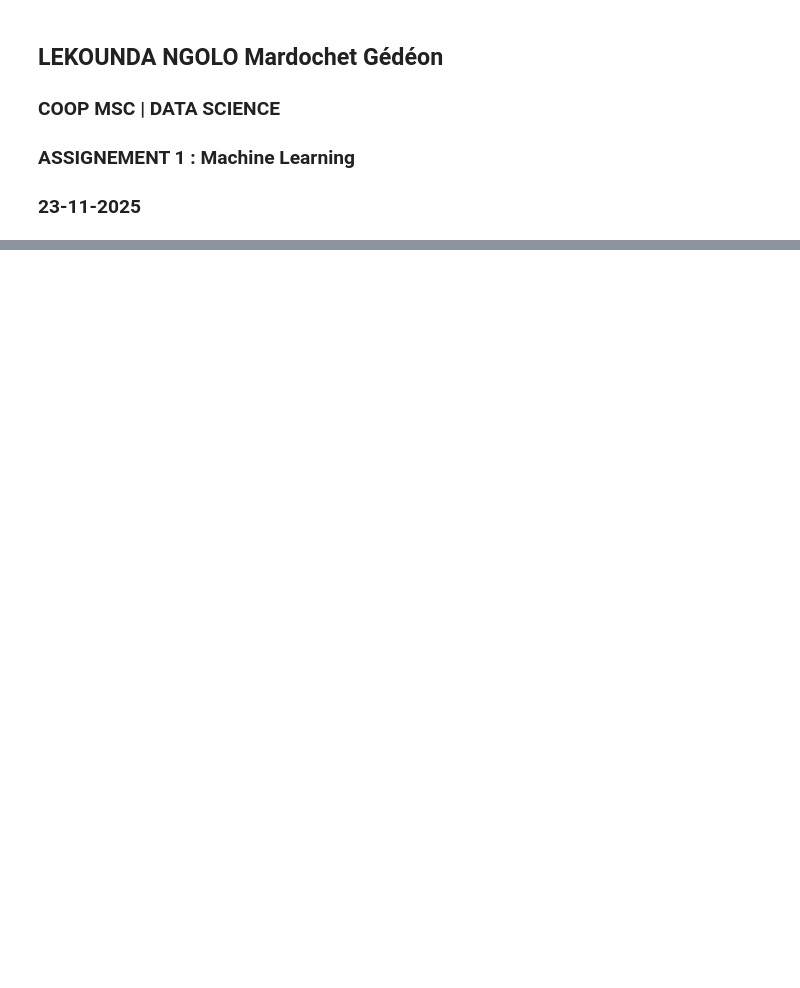
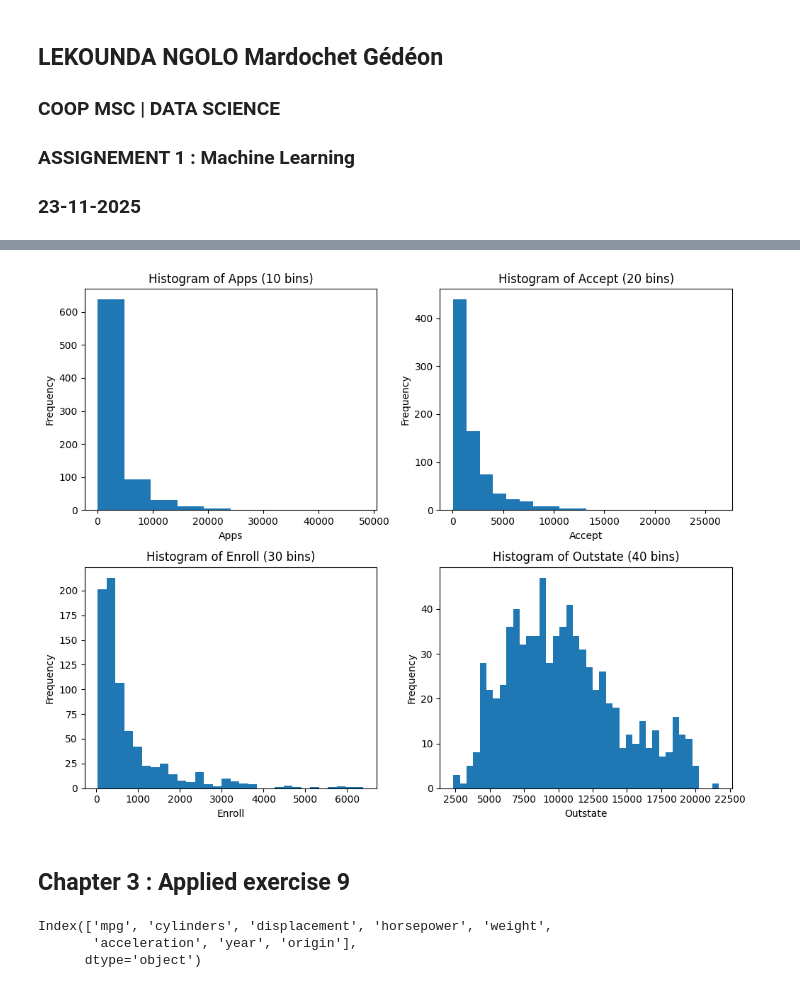
Before and after one commit to lekoundanmgedeon/machinelearning-islp, a Jupyter notebook: assignements/A1_ML/A1_ml.ipynb, the cells around one changed output, grey strips where cells are left out. Cells and saved outputs as stored; diff of their text form; code cells hidden in the pictures; blank space fills up the shorter version.

```diff
--- a/assignements/A1_ML/A1_ml.ipynb
+++ b/assignements/A1_ML/A1_ml.ipynb
@@ -35,0 +120,19 @@ college['Elite'] = pd.cut(college['Top10perc'],[0,0.5,1], labels=['No', 'Yes'])
+# %%
+import matplotlib.pyplot as plt
+
+fig, axes = plt.subplots(2, 2, figsize=(10, 8))
+
+quant_vars = ['Apps', 'Accept', 'Enroll', 'Outstate']
+bins_list  = [10, 20, 30, 40]   # différents nombres de bins
+
+for ax, var, b in zip(axes.flatten(), quant_vars, bins_list):
+    college[var].plot.hist(bins=b, ax=ax)
+    ax.set_title(f"Histogram of {var} ({b} bins)")
+    ax.set_xlabel(var)
+
+plt.tight_layout()
+plt.show()
+# %% [output]
+[figure, added]
+# %% [markdown]
+## Chapter 3  : Applied exercise 9
@@ -35,0 +146,6 @@ college['Elite'] = pd.cut(college['Top10perc'],[0,0.5,1], labels=['No', 'Yes'])
+# %%
+auto.columns
+# %% [output]
+Index(['mpg', 'cylinders', 'displacement', 'horsepower', 'weight',
+       'acceleration', 'year', 'origin'],
+      dtype='object')
```
Also changed, not shown: parts of 29 cells of this notebook.
